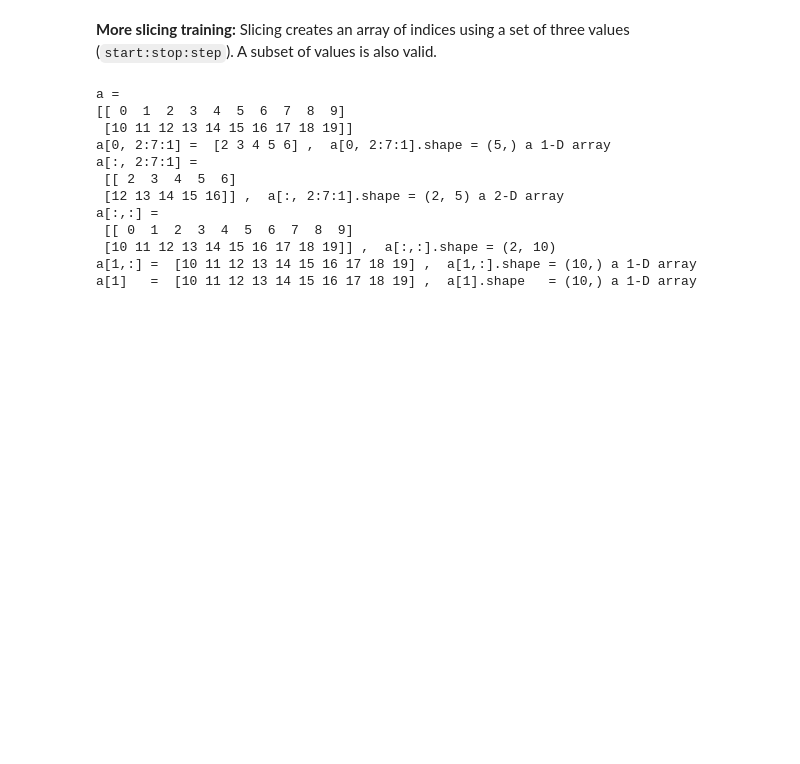
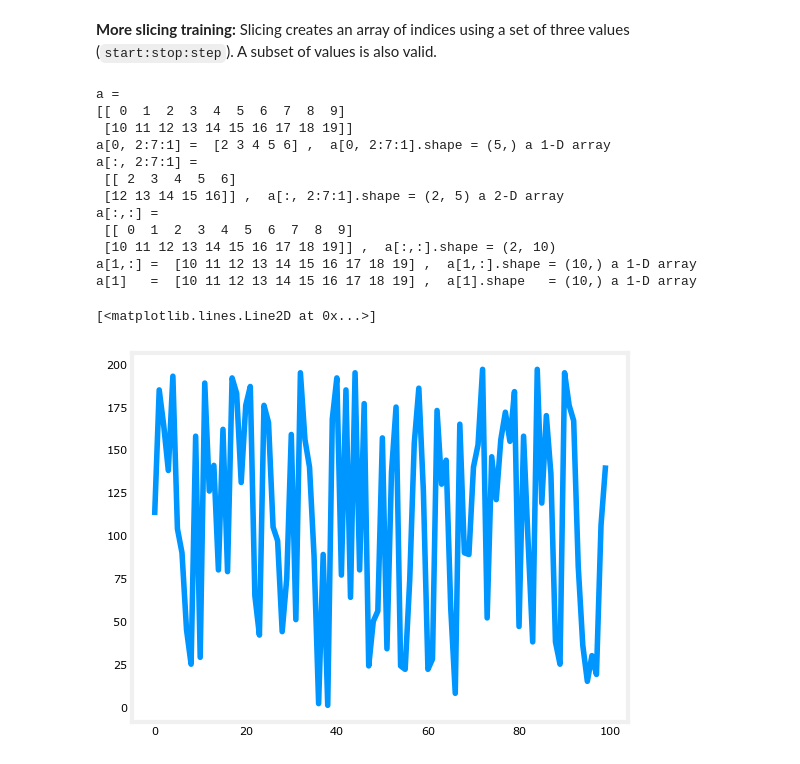
Before and after one commit to Mobink980/Learning, a Jupyter notebook: programs/ML_stuff_02.ipynb, the cells around one changed output. Saved outputs shown, nothing was run; the diff lists cells and outputs as text; code cells hidden in the pictures; blank space fills up the shorter version.

```diff
--- a/programs/ML_stuff_02.ipynb
+++ b/programs/ML_stuff_02.ipynb
@@ -6,6 +6,8 @@ A brief introduction to some of the scientific computing and in particular the N
 # %%
 import numpy as np    # it is an unofficial standard to use np for numpy
 import time
+import matplotlib.pyplot as plt
+plt.style.use('./deeplearning.mplstyle')
 # %% [markdown]
 <img align="right" src="./pics/C1_W2_Lab04_Vectors.PNG" style="width:340px;" >
 The elements of a vector are all the same type. A vector does not, for example, contain both characters and numbers. The number of elements in the array is often referred to as the *dimension* though mathematicians may prefer *rank*. The vector shown has a dimension of $n$. The elements of a vector can be referenced with an index. In notation, elements of a vector, when referenced individually will indicate the index in a subscript, for example, the $0^{th}$ element, of the vector $\mathbf{x}$ is $x_0$. Note, the x is not bold in this case.
@@ -363,3 +365,9 @@ a[:,:] =
  [10 11 12 13 14 15 16 17 18 19]] ,  a[:,:].shape = (2, 10)
 a[1,:] =  [10 11 12 13 14 15 16 17 18 19] ,  a[1,:].shape = (10,) a 1-D array
 a[1]   =  [10 11 12 13 14 15 16 17 18 19] ,  a[1].shape   = (10,) a 1-D array
+# %%
+values = list(np.random.randint(low=0, high=200, size=100))
+plt.plot(values)
+# %% [output]
+[<matplotlib.lines.Line2D at 0x...>]
+[figure, added]
```
Also changed, not shown: parts of 6 cells of this notebook, 9 other files.
